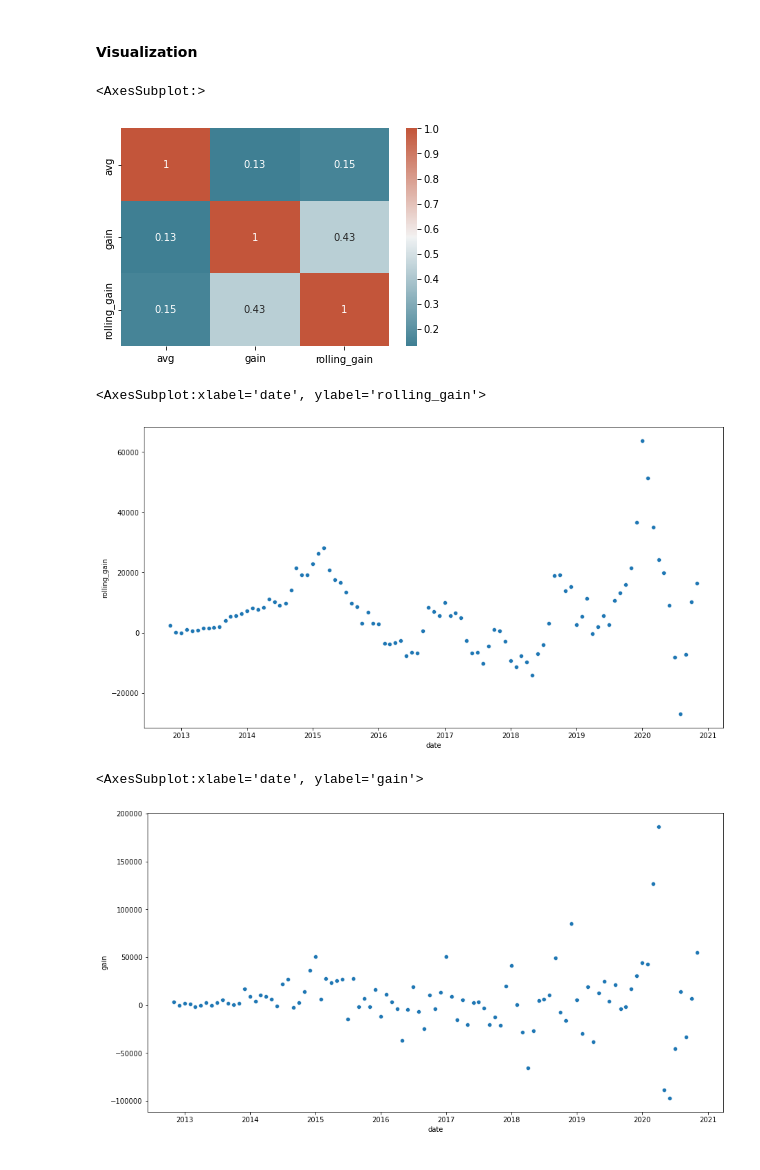
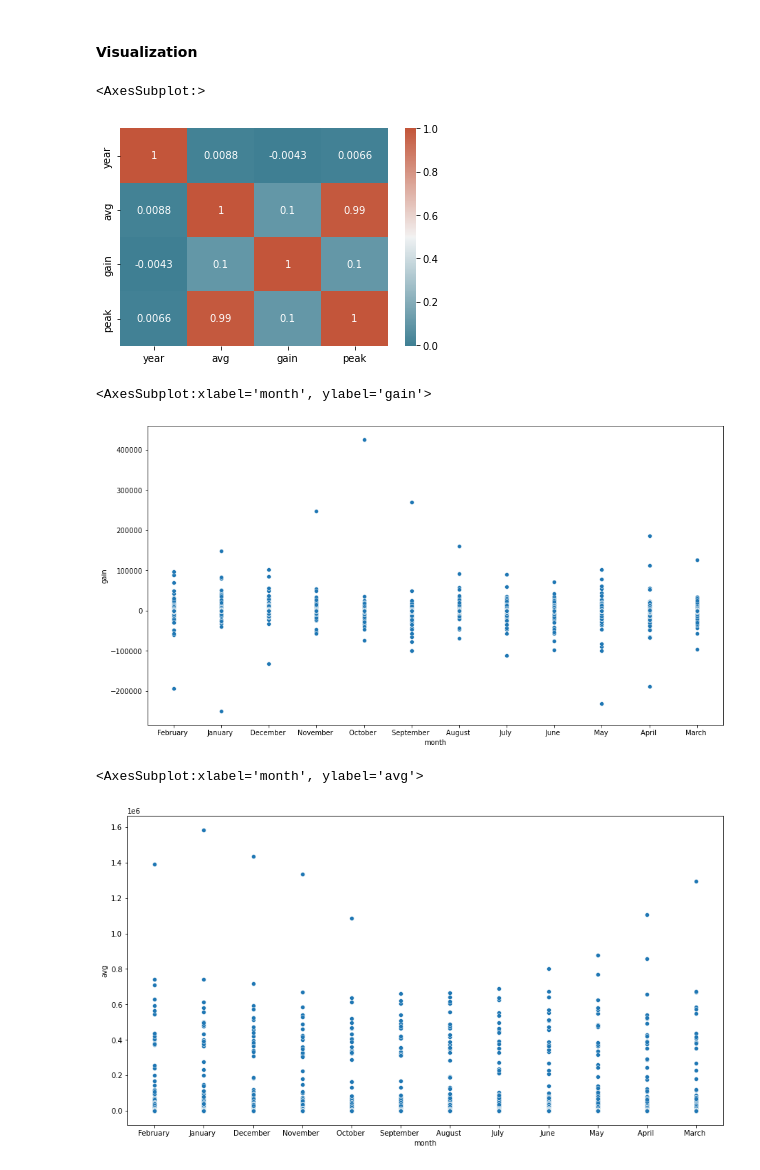
Before and after one commit to data301-2021-winter1/project-group01-project, a Jupyter notebook: notebooks/analysis1.ipynb, the cells around one changed output. Cells and saved outputs as stored; diff of their text form; code cells hidden in the pictures.

```diff
--- a/notebooks/analysis1.ipynb
+++ b/notebooks/analysis1.ipynb
@@ -256,25 +217,25 @@ print(df_csgo_sorted.date.unique())
 # %% [markdown]
 #### Visualization
 # %%
-corr = df_csgo_sorted.corr()
+corr = chord1.corr()
 sns.heatmap(corr, xticklabels=corr.columns, yticklabels=corr.columns, annot=True, cmap=sns.diverging_palette(220, 20, as_cmap=True))
 # %% [output]
 <AxesSubplot:>
-[figure, old version]
+[figure, new version]
 # %%
 fig = plt.gcf()
 fig.set_size_inches(15, 8)
-sns.scatterplot(x = 'date', y='rolling_gain', data = df_csgo_sorted)
+sns.scatterplot(x = 'month', y='gain', data = chord1)
 # %% [output]
-<AxesSubplot:xlabel='date', ylabel='rolling_gain'>
+<AxesSubplot:xlabel='month', ylabel='gain'>
-[figure, old version]
+[figure, new version]
 # %%
 fig = plt.gcf()
 fig.set_size_inches(15, 8)
-sns.scatterplot(x = 'date', y='gain', data = df_csgo_sorted)
+sns.scatterplot(x = 'month', y='avg', data = chord1)
 # %% [output]
-<AxesSubplot:xlabel='date', ylabel='gain'>
+<AxesSubplot:xlabel='month', ylabel='avg'>
-[figure, old version]
+[figure, new version]
 # %%
 fig = plt.gcf()
 fig.set_size_inches(15, 8)
```
Also changed, not shown: parts of 13 cells of this notebook, 1 other file.
